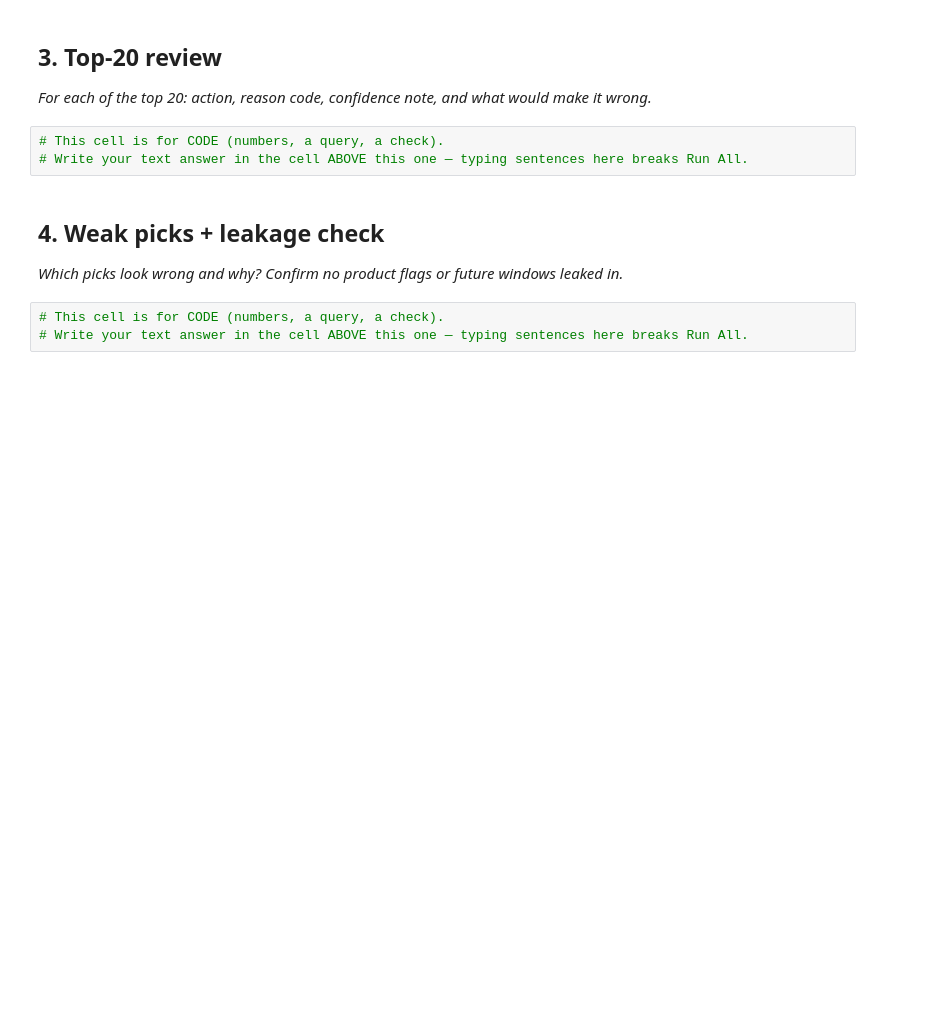
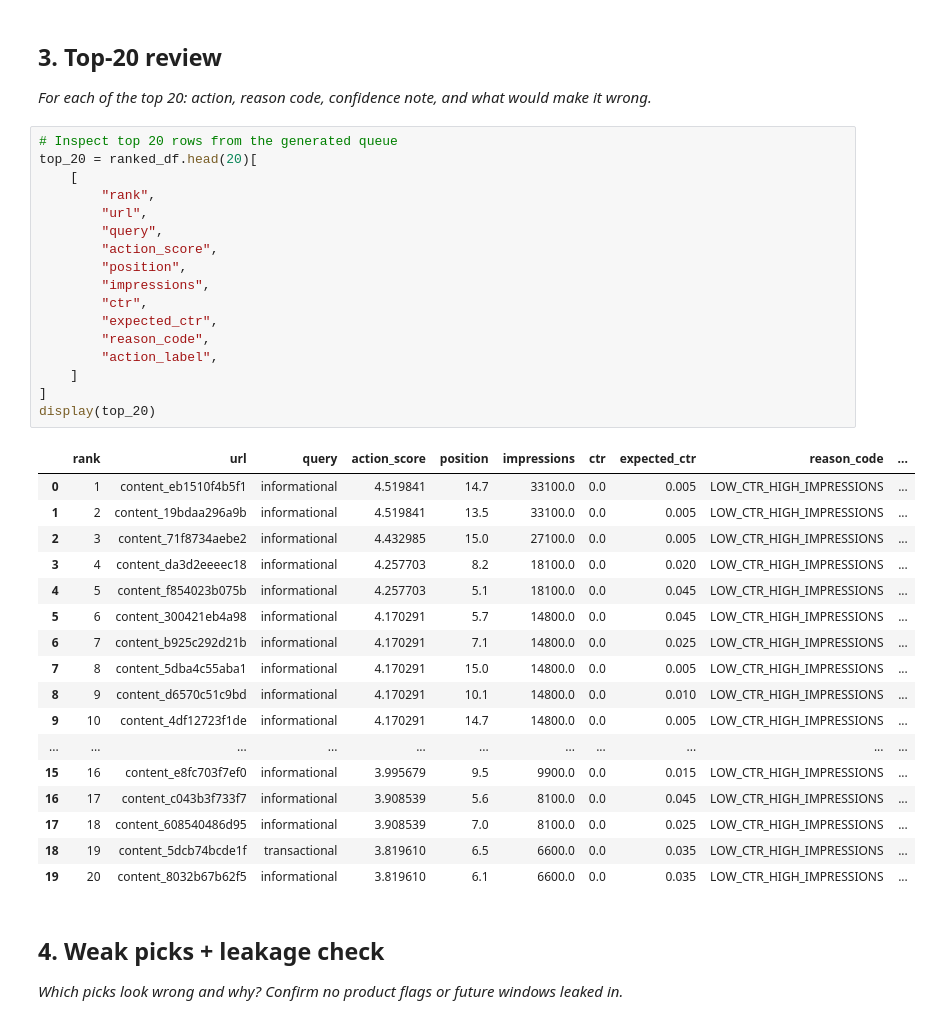
Before and after one commit to eminahamamdzic/FlyRank, a Jupyter notebook: work/notebooks/w04_baseline_score.ipynb, the cells around one changed output. Cells and saved outputs as stored; diff of their text form; blank space fills up the shorter version.

Commit message:
Baseline Action Score and Top-10 Review-week 4

```diff
--- a/work/notebooks/w04_baseline_score.ipynb
+++ b/work/notebooks/w04_baseline_score.ipynb
@@ -24,13 +212,42 @@ This skeleton is yours to fill. Work the sections **in order** — each one has
 ## 3. Top-20 review
 
 *For each of the top 20: action, reason code, confidence note, and what would make it wrong.*
-# %%
-# This cell is for CODE (numbers, a query, a check).
-# Write your text answer in the cell ABOVE this one — typing sentences here breaks Run All.
+# %%
+# Inspect top 20 rows from the generated queue
+top_20 = ranked_df.head(20)[
+    [
+        "rank",
+        "url",
+        "query",
+        "action_score",
+        "position",
+        "impressions",
+        "ctr",
+        "expected_ctr",
+        "reason_code",
+        "action_label",
+    ]
+]
+display(top_20)
+# %% [output]
+|  | rank | url | query | action_score | position | impressions | ctr | expected_ctr | reason_code | ... |
+| 0 | 1 | content_eb1510f4b5f1 | informational | 4.519841 | 14.7 | 33100.0 | 0.0 | 0.005 | LOW_CTR_HIGH_IMPRESSIONS | ... |
+| 1 | 2 | content_19bdaa296a9b | informational | 4.519841 | 13.5 | 33100.0 | 0.0 | 0.005 | LOW_CTR_HIGH_IMPRESSIONS | ... |
+| 2 | 3 | content_71f8734aebe2 | informational | 4.432985 | 15.0 | 27100.0 | 0.0 | 0.005 | LOW_CTR_HIGH_IMPRESSIONS | ... |
+| 3 | 4 | content_da3d2eeeec18 | informational | 4.257703 | 8.2 | 18100.0 | 0.0 | 0.020 | LOW_CTR_HIGH_IMPRESSIONS | ... |
+| 4 | 5 | content_f854023b075b | informational | 4.257703 | 5.1 | 18100.0 | 0.0 | 0.045 | LOW_CTR_HIGH_IMPRESSIONS | ... |
+| 5 | 6 | content_300421eb4a98 | informational | 4.170291 | 5.7 | 14800.0 | 0.0 | 0.045 | LOW_CTR_HIGH_IMPRESSIONS | ... |
+| 6 | 7 | content_b925c292d21b | informational | 4.170291 | 7.1 | 14800.0 | 0.0 | 0.025 | LOW_CTR_HIGH_IMPRESSIONS | ... |
+| 7 | 8 | content_5dba4c55aba1 | informational | 4.170291 | 15.0 | 14800.0 | 0.0 | 0.005 | LOW_CTR_HIGH_IMPRESSIONS | ... |
+| 8 | 9 | content_d6570c51c9bd | informational | 4.170291 | 10.1 | 14800.0 | 0.0 | 0.010 | LOW_CTR_HIGH_IMPRESSIONS | ... |
+| 9 | 10 | content_4df12723f1de | informational | 4.170291 | 14.7 | 14800.0 | 0.0 | 0.005 | LOW_CTR_HIGH_IMPRESSIONS | ... |
+| ... | ... | ... | ... | ... | ... | ... | ... | ... | ... | ... |
+| 15 | 16 | content_e8fc703f7ef0 | informational | 3.995679 | 9.5 | 9900.0 | 0.0 | 0.015 | LOW_CTR_HIGH_IMPRESSIONS | ... |
+| 16 | 17 | content_c043b3f733f7 | informational | 3.908539 | 5.6 | 8100.0 | 0.0 | 0.045 | LOW_CTR_HIGH_IMPRESSIONS | ... |
+| 17 | 18 | content_608540486d95 | informational | 3.908539 | 7.0 | 8100.0 | 0.0 | 0.025 | LOW_CTR_HIGH_IMPRESSIONS | ... |
+| 18 | 19 | content_5dcb74bcde1f | transactional | 3.819610 | 6.5 | 6600.0 | 0.0 | 0.035 | LOW_CTR_HIGH_IMPRESSIONS | ... |
+| 19 | 20 | content_8032b67b62f5 | informational | 3.819610 | 6.1 | 6600.0 | 0.0 | 0.035 | LOW_CTR_HIGH_IMPRESSIONS | ... |
 # %% [markdown]
 ## 4. Weak picks + leakage check
 
 *Which picks look wrong and why? Confirm no product flags or future windows leaked in.*
-# %%
-# This cell is for CODE (numbers, a query, a check).
-# Write your text answer in the cell ABOVE this one — typing sentences here breaks Run All.
```
Also changed, not shown: parts of 7 cells of this notebook.
